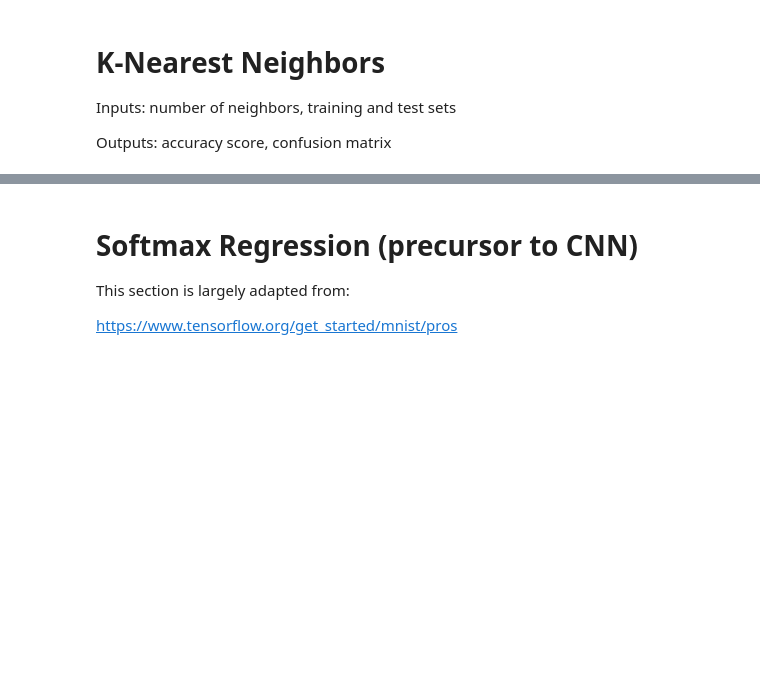
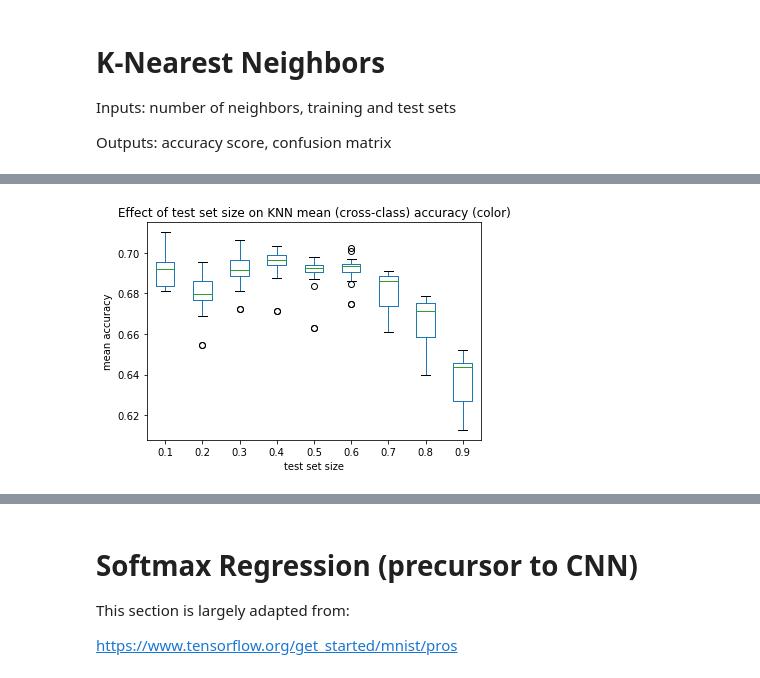
Before and after one commit to jordantrc/ml-project, a Jupyter notebook: code/project.ipynb, the cells around one changed output, grey strips where cells are left out. Drawn from its saved outputs; the diff is of its cells as text; code cells hidden in the pictures; blank space fills up the shorter version.

```diff
--- a/code/project.ipynb
+++ b/code/project.ipynb
@@ -276,6 +312,7 @@ def knn(X_train, y_train, X_test, y_test):
     knn_metrics = pd.DataFrame(columns=('neighbors', 'mean_accuracy', 'confusion matrix'))
 
     max_k = int(math.sqrt(len(X_train))/2)
+    #max_k = 4
     print("max k = " + str(max_k))
 
     # TODO - look into parallelizing this
@@ -283,12 +320,13 @@ def knn(X_train, y_train, X_test, y_test):
     for k in range(1, max_k + 1):
         start = timer()
 
-        classifier = neighbors.KNeighborsClassifier(k, 'distance')
+        classifier = neighbors.KNeighborsClassifier(k, 'distance', n_jobs=-1)
         classifier.fit(X_train, y_train)
 
         y_prediction = classifier.predict(X_test)
         cm = metrics.confusion_matrix(y_test, y_prediction, labels=classes)
         mean_accuracy = classifier.score(X_test, y_test)
+        #obstacle_accuracy = cm
 
         end = timer()
 
@@ -393,0 +373,83 @@ Normalized confusion matrix
+# %%
+# determine mean mean accuracy for each test set size
+#print(knn_metrics_rgb)[0.1].loc(5)
+#print(knn_metrics_gray)
+
+mean_mean_accuracies = {}
+highest_mean_accuracy_rgb = -1
+best_test_size_rgb = -1
+highest_accuracy_rgb = -1
+highest_accuracy_test_size_rgb = -1
+
+highest_mean_accuracy_gray = -1
+best_test_size_gray = -1
+highest_accuracy_gray = -1
+highest_accuracy_test_size_gray = -1
+
+#for key in knn_metrics_rgb.keys():
+#    means = knn_metrics_rgb[key].mean()
+#    maxes = knn_metrics_rgb[key].max()
+#    mean_mean_accuracies[key] = means['mean_accuracy']
+#    max_accuracy[key] = maxes['mean_accuracy']
+
+#    if means['mean_accuracy'] >= highest_mean_accuracy:
+#        highest_mean_accuracy_rgb = means['mean_accuracy']
+#        best_test_size_rgb = key
+
+#    if maxes['mean_accuracy'] >= highest_accuracy:
+#        highest_accuracy_rgb = maxes['mean_accuracy']
+#        highest_accuracy_test_size_rgb = key
+
+# plot for effect of test size on accuracy - color
+mean_accuracies = pd.DataFrame()
+for key in test_set_sizes:
+    accuracies = knn_metrics_rgb[key]['mean_accuracy']
+    mean_accuracies = pd.concat([mean_accuracies, accuracies.rename(key)], axis=1)
+    #plt.boxplot(mean_accuracies)
+
+print(mean_accuracies)
+mean_accuracies.plot(kind='box')
+plt.title("Effect of test set size on KNN mean (cross-class) accuracy (color)")
+plt.xlabel("test set size")
+plt.ylabel("mean accuracy")
+plt.show()
+
+# plot for effect of test size on accuracy - grayscale
+mean_accuracies = pd.DataFrame()
+for key in test_set_sizes:
+    accuracies = knn_metrics_gray[key]['mean_accuracy']
+    mean_accuracies = pd.concat([mean_accuracies, accuracies.rename(key)], axis=1)
+    #plt.boxplot(mean_accuracies)
+
+print(mean_accuracies)
+mean_accuracies.plot(kind='box')
+plt.title("Effect of test set size on KNN mean (cross-class) accuracy (grayscale)")
+plt.xlabel("test set size")
+plt.ylabel("mean accuracy")
+plt.show()
+
+#print("Color: best test size mean accuracy = %s @ test_size = %s", (highest_mean_accuracy_rgb, best_test_size_rgb))
+#print("Grayscale: best test size mean accuracy = %s @ test_size = %s", (highest_mean_accuracy_gray, best_test_size_gray))
+#print("COlor: best mean accuracy")
+
+#max_accuracy_rgb = knn_metrics_rgb[best_test_size_rgb].loc[knn_metrics_rgb['mean_accuracy'].idxmax()]
+#print("best mean accuracy for RGB = %s @ k = %s" % (max_accuracy_rgb['mean_accuracy'], max_accuracy_rgb['neighbors']))
+
+#max_accuracy_gray = knn_metrics_gray[best_test_size_gray].loc[knn_metrics_gray['mean_accuracy'].idxmax()]
+#print("best mean accuracy for grayscale = %s @ k = %s" % (max_accuracy_gray['score'], max_accuracy_gray['neighbors']))
+
+# show the confusion matrix for the best results
+best_rgb_index = knn_metrics_rgb[0.1]['mean_accuracy'].idxmax()
+best_rgb_metric = knn_metrics_rgb[0.1].loc[best_rgb_index]
+best_rgb_cm = best_rgb_metric['confusion matrix']
+best_rgb_k = best_rgb_metric['neighbors']
+plot_confusion_matrix(best_rgb_cm, classes=classes, title="KNN confusion matrix, k=%d, test size=0.1" % (best_rgb_k))
+plt.show()
+
+best_gray_index = knn_metrics_gray[0.1]['mean_accuracy'].idxmax()
+best_gray_metric = knn_metrics_gray[0.1].loc[best_gray_index]
+best_gray_cm = best_gray_metric['confusion matrix']
+best_gray_k = best_gray_metric['neighbors']
+plot_confusion_matrix(best_gray_cm, classes=classes, title="KNN confusion matrix, k=%d, test size=0.1" % (best_gray_k))
+plt.show()
+# %% [output]
@@ -393,0 +473 @@ Normalized confusion matrix
+[figure, added]
```
Also changed, not shown: parts of 14 cells of this notebook.
